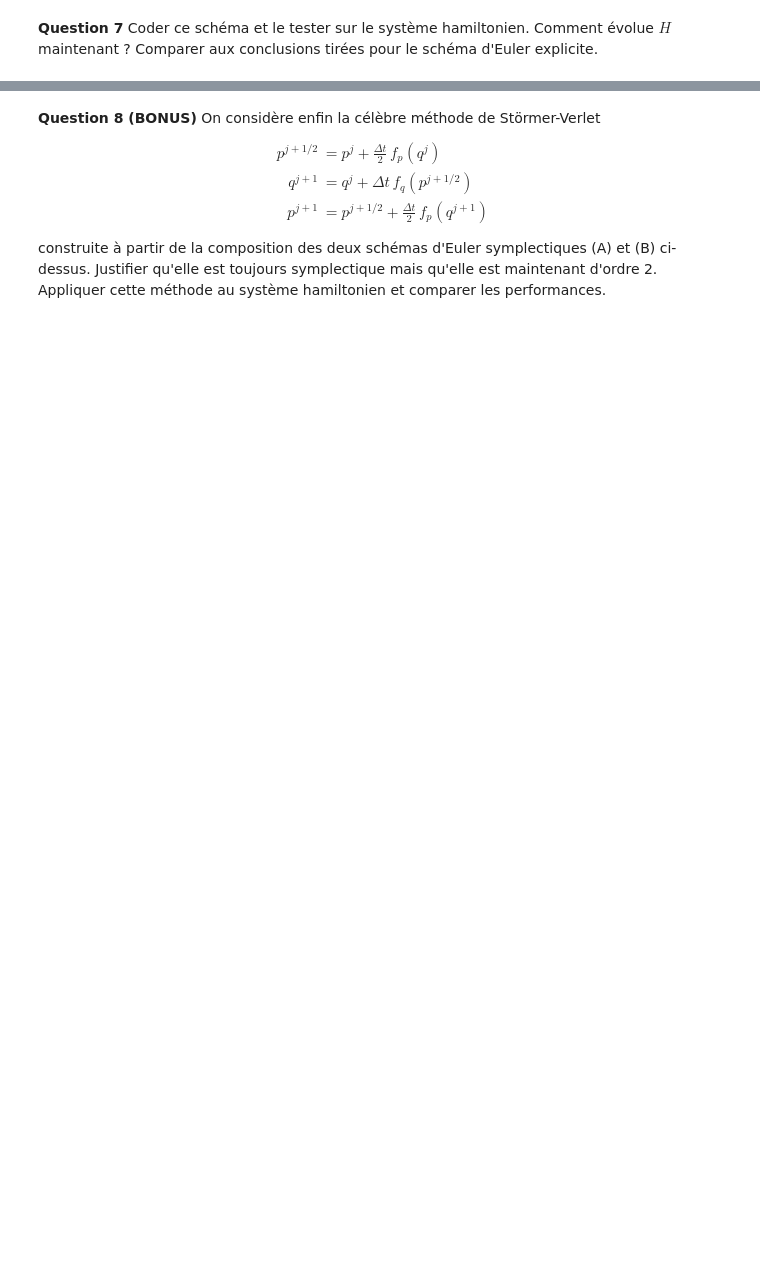
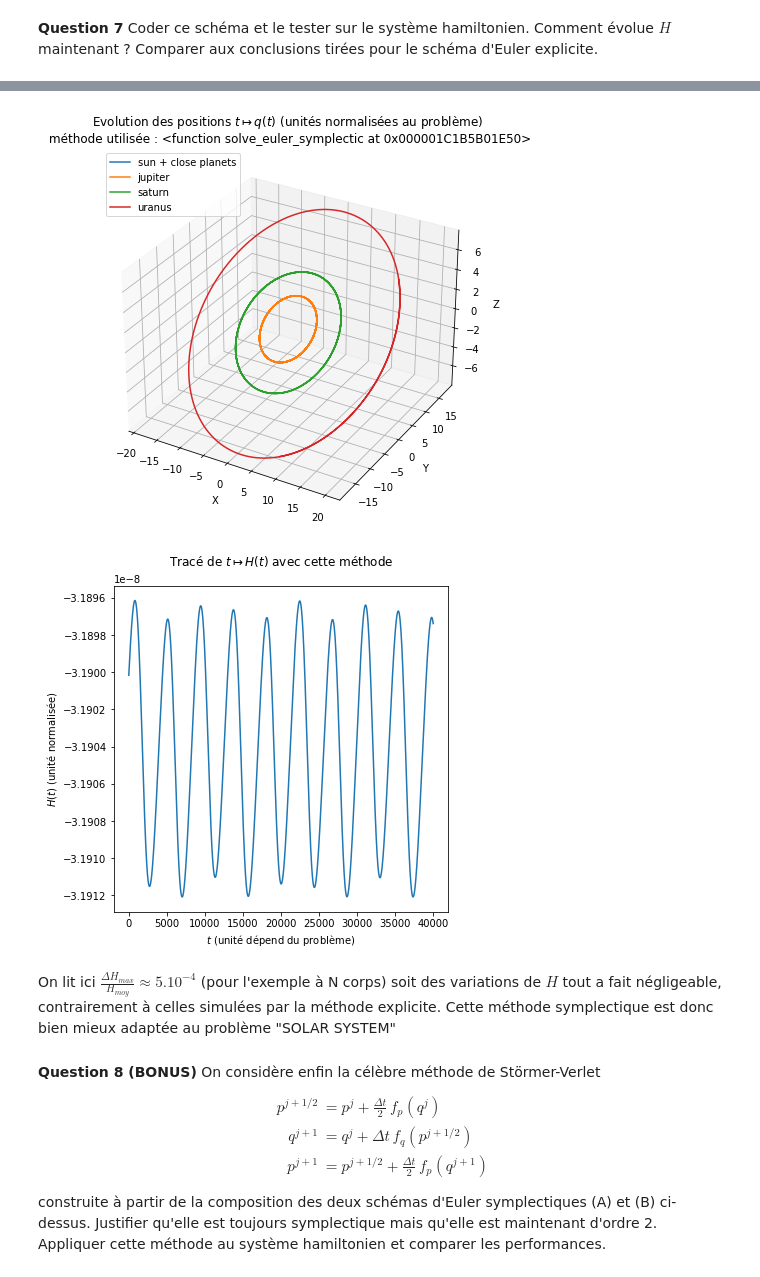
Before and after one commit to EliottBarbier/projet_equadiff, a Jupyter notebook: Projet_Equations_Différentielles.ipynb, the cells around one changed output, grey strips where cells are left out. Drawn from its saved outputs; the diff is of its cells as text; code cells hidden in the pictures; blank space fills up the shorter version.

```diff
--- a/Projet_Equations_Différentielles.ipynb
+++ b/Projet_Equations_Différentielles.ipynb
@@ -431,14 +422,14 @@ Conclusion : Le schéma A est consistant d'ordre exactement 1. Les calculs sont
 # %% [markdown]
 **Question 7** Coder ce schéma et le tester sur le système hamiltonien. Comment évolue $H$ maintenant ? Comparer aux conclusions tirées pour le schéma d'Euler explicite.
 # %%
-def solve_euler_symplectic(fq,fp, x0, dt, t0, tf):
-    ts, xs = [t0], [x0]
-    while ts[-1] < tf:
-        qj=xs[-1][0:d] #d=N*dim
-        pj=xs[-1][d:]
-        qjsuite=qj + dt*fq(pj)
-        pjsuite=pj+dt*fp(qjsuite)
+def solve_euler_symplectic(fq, fp, x0, dt, t0, tf):
+    T_symp, X_symp = [t0], [x0]
+    while T_symp[-1] < tf:
+        qj = X_symp[-1][0:d] #d=N*dim
+        pj = X_symp[-1][d:]
+        qjsuite = qj + dt*fq(pj)
+        pjsuite = pj + dt*fp(qjsuite)
 
-        xs.append(np.concatenate( (qjsuite,pjsuite) ) )
-        ts.append(ts[-1]+dt)
-    return (np.array(ts), np.array(xs).T)
+        X_symp.append(np.concatenate((qjsuite,pjsuite)))
+        T_symp.append(T_symp[-1]+dt)
+    return (np.array(T_symp), np.array(X_symp).T)
@@ -477,3 +436,10 @@ plt.show()
+# %%
+evol_q_and_H(solve_euler_symplectic, [fq, fp, x0, dt, t0, tf], syst_sol,ref="astre")
+# %% [output]
+[figure, added]
+[figure, added]
+# %% [markdown]
+On lit ici $\frac{\Delta H_{max}}{H_{moy}} \approx 5.10^{-4}$ (pour l'exemple à N corps) soit des variations de $H$ tout a fait négligeable, contrairement à celles simulées par la méthode explicite. Cette méthode symplectique est donc bien mieux adaptée au problème "SOLAR SYSTEM"
 # %% [markdown]
 **Question 8 (BONUS)** On considère enfin la célèbre méthode de Störmer-Verlet
 \begin{align*}
```
Also changed, not shown: parts of 30 cells of this notebook.
